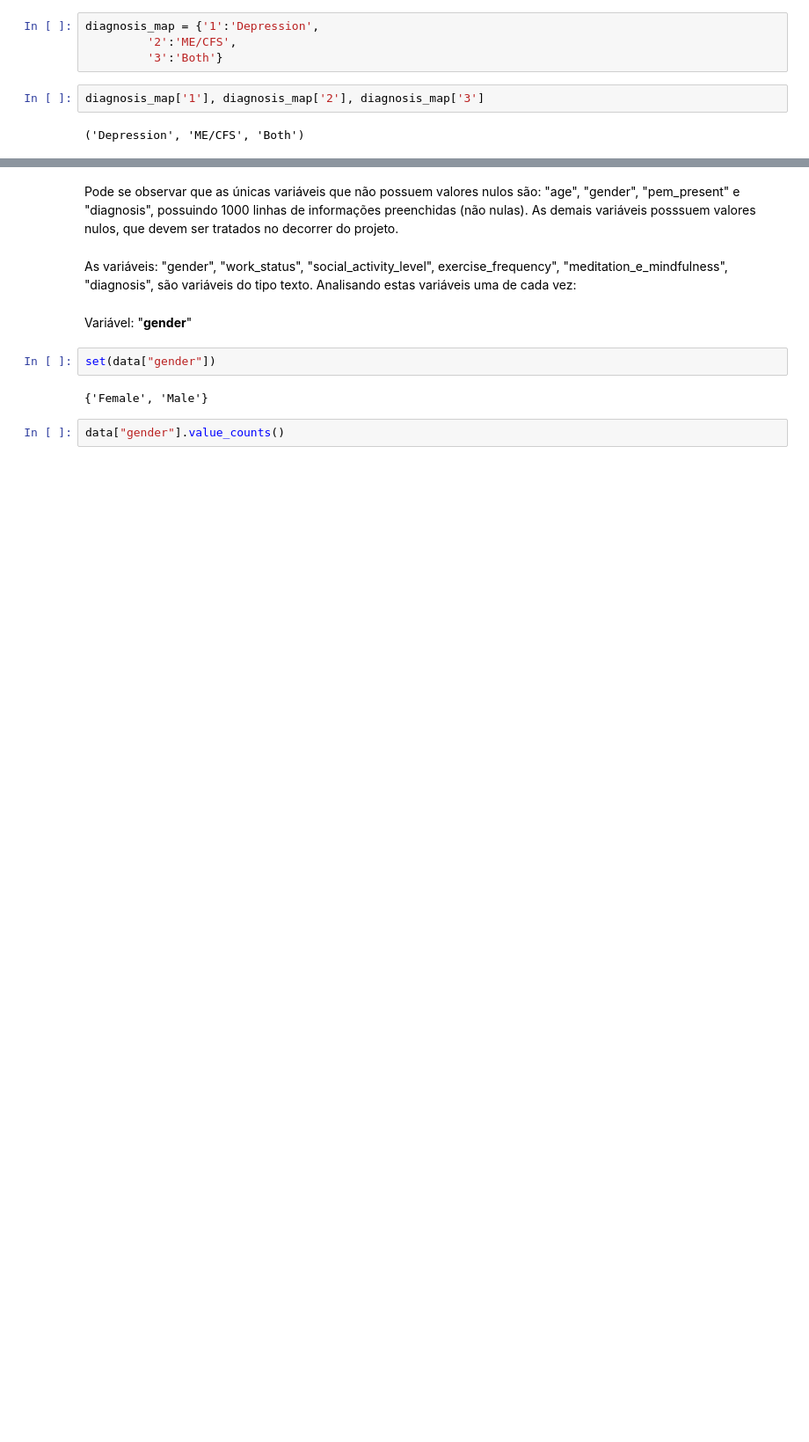
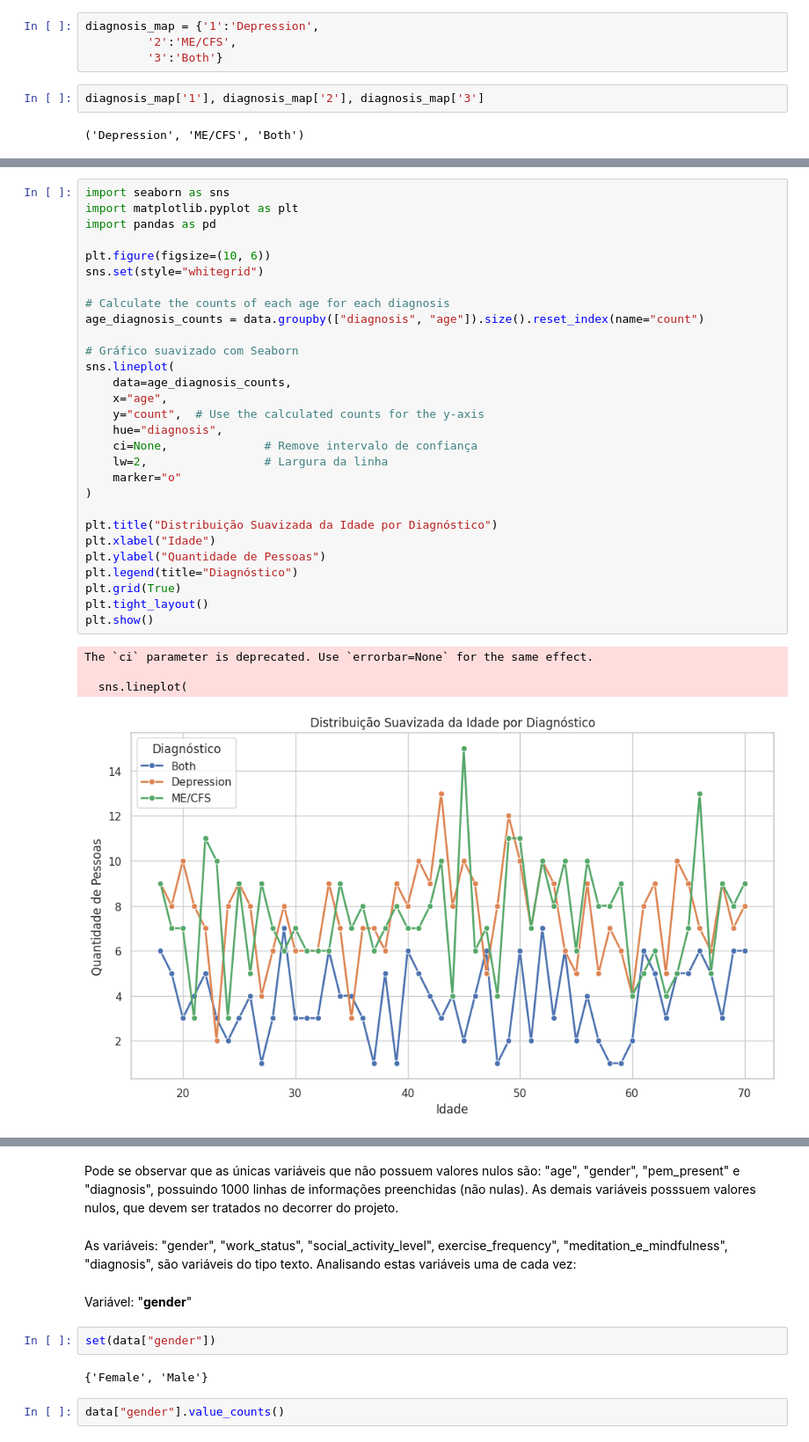
Before and after one commit to jessikamorais/FIAP, a Jupyter notebook: projeto_modulo1.ipynb, the cells around one changed output, grey strips where cells are left out. Shown at 88% size. Saved outputs shown, nothing was run; the diff lists cells and outputs as text; blank space fills up the shorter version.

```diff
--- a/projeto_modulo1.ipynb
+++ b/projeto_modulo1.ipynb
@@ -117,0 +131,34 @@ memory usage: 125.1+ KB
+# %%
+import seaborn as sns
+import matplotlib.pyplot as plt
+import pandas as pd
+
+plt.figure(figsize=(10, 6))
+sns.set(style="whitegrid")
+
+# Calculate the counts of each age for each diagnosis
+age_diagnosis_counts = data.groupby(["diagnosis", "age"]).size().reset_index(name="count")
+
+# Gráfico suavizado com Seaborn
+sns.lineplot(
+    data=age_diagnosis_counts,
+    x="age",
+    y="count",  # Use the calculated counts for the y-axis
+    hue="diagnosis",
+    ci=None,              # Remove intervalo de confiança
+    lw=2,                 # Largura da linha
+    marker="o"
+)
+
+plt.title("Distribuição Suavizada da Idade por Diagnóstico")
+plt.xlabel("Idade")
+plt.ylabel("Quantidade de Pessoas")
+plt.legend(title="Diagnóstico")
+plt.grid(True)
+plt.tight_layout()
+plt.show()
+# %% [output]
+The `ci` parameter is deprecated. Use `errorbar=None` for the same effect.
+
+  sns.lineplot(
+[figure, added]
```
Also changed, not shown: parts of 8 cells of this notebook.
